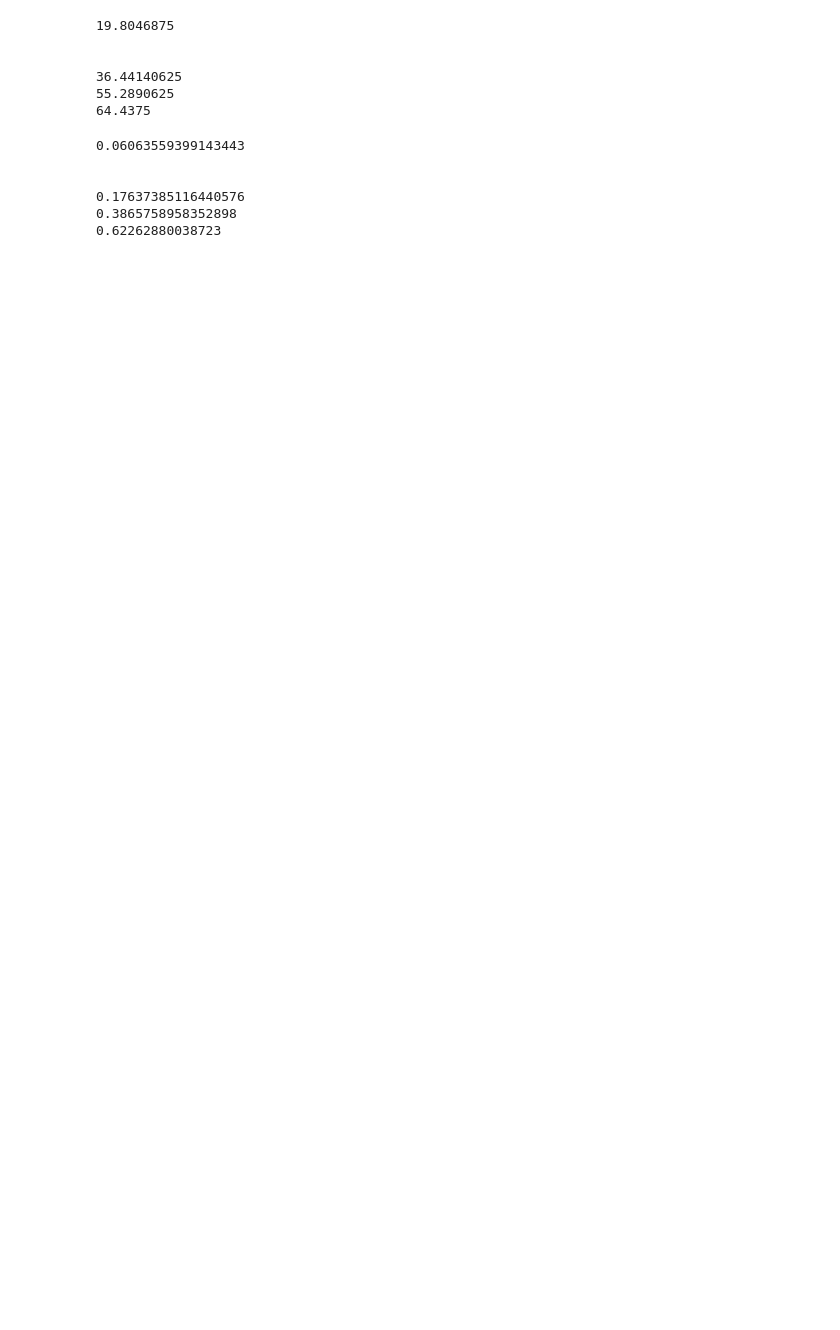
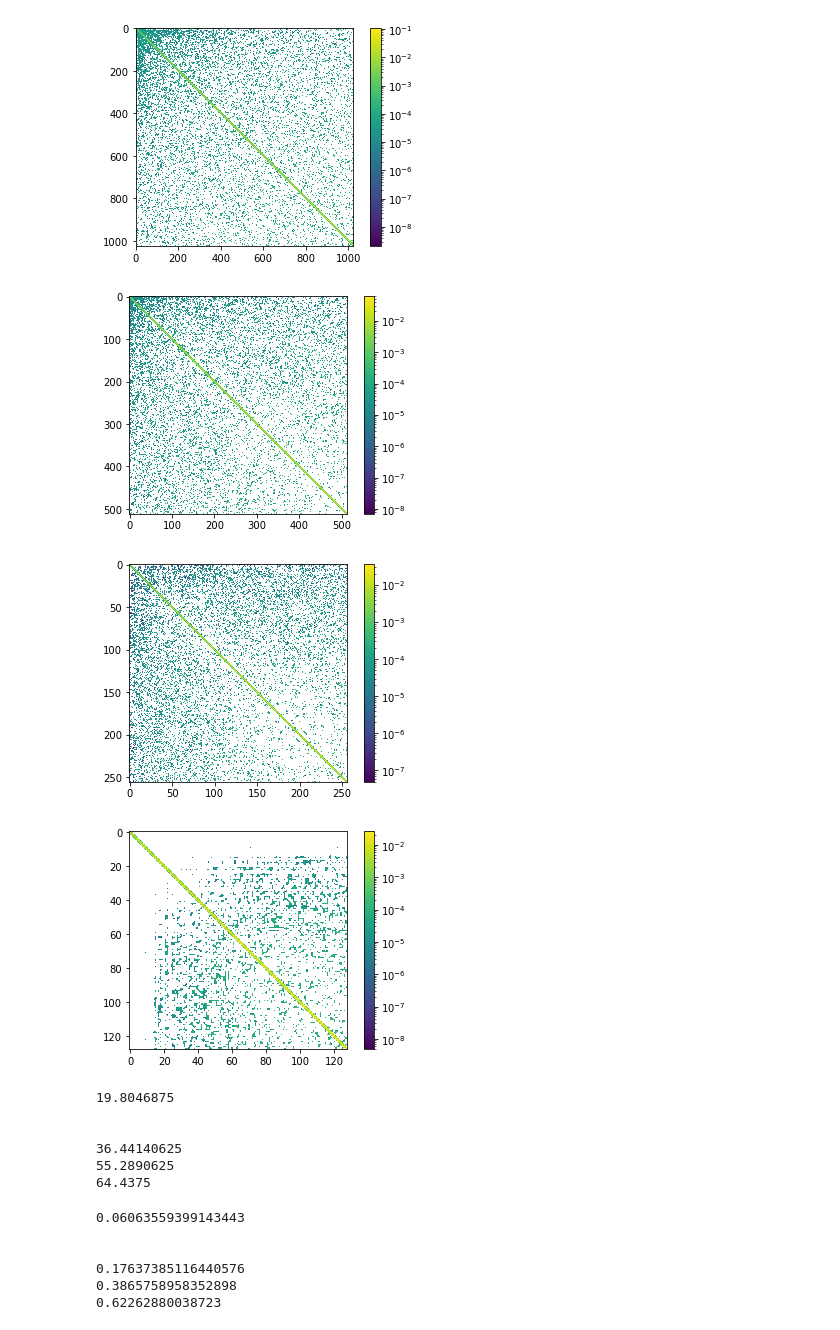
Before and after one commit to matheusloures42/renormalization-simplicial-complexes, a Jupyter notebook: barabasi.ipynb, the cells around one changed output. Saved outputs shown, nothing was run; the diff lists cells and outputs as text; code cells hidden in the pictures; blank space fills up the shorter version.

```diff
--- a/barabasi.ipynb
+++ b/barabasi.ipynb
@@ -22,6 +22,16 @@ G0=nx.barabasi_albert_graph(N,m,seed=sd )
 G1=laplacian_renorm(G0,1)
 G2=laplacian_renorm(G1,1)
 G3=laplacian_renorm(G2,1)
+# %%
+heat_map_covariance(G0)
+heat_map_covariance(G1)
+heat_map_covariance(G2)
+heat_map_covariance(G3)
+# %% [output]
+[figure, added]
+[figure, added]
+[figure, added]
+[figure, added]
 # %%
 print(Average_degree(G0))
 print('\n')
```
Also changed, not shown: parts of 42 cells of this notebook, 3 other files.
